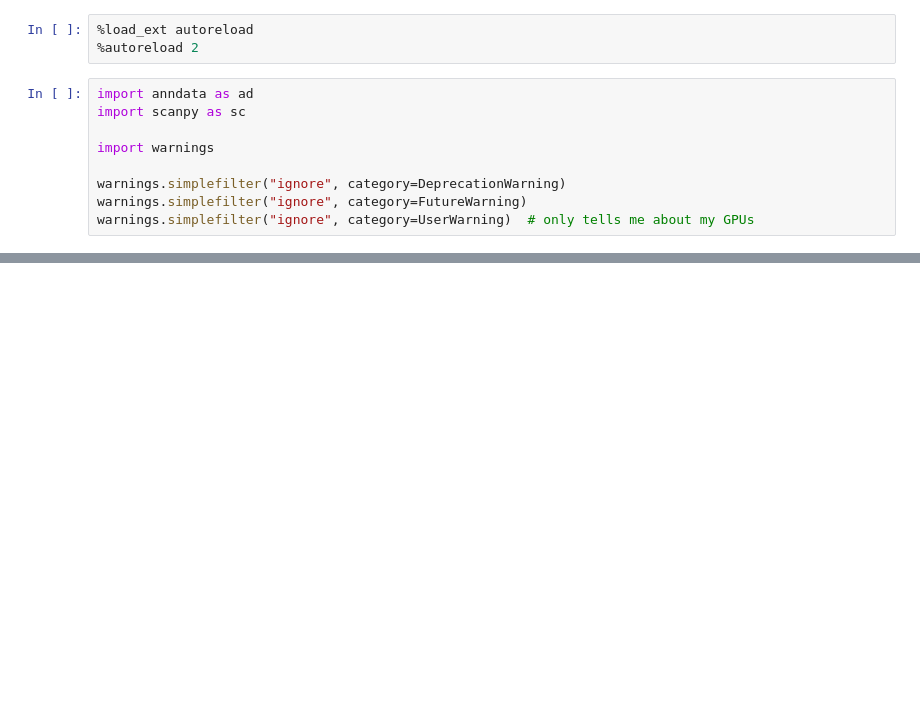
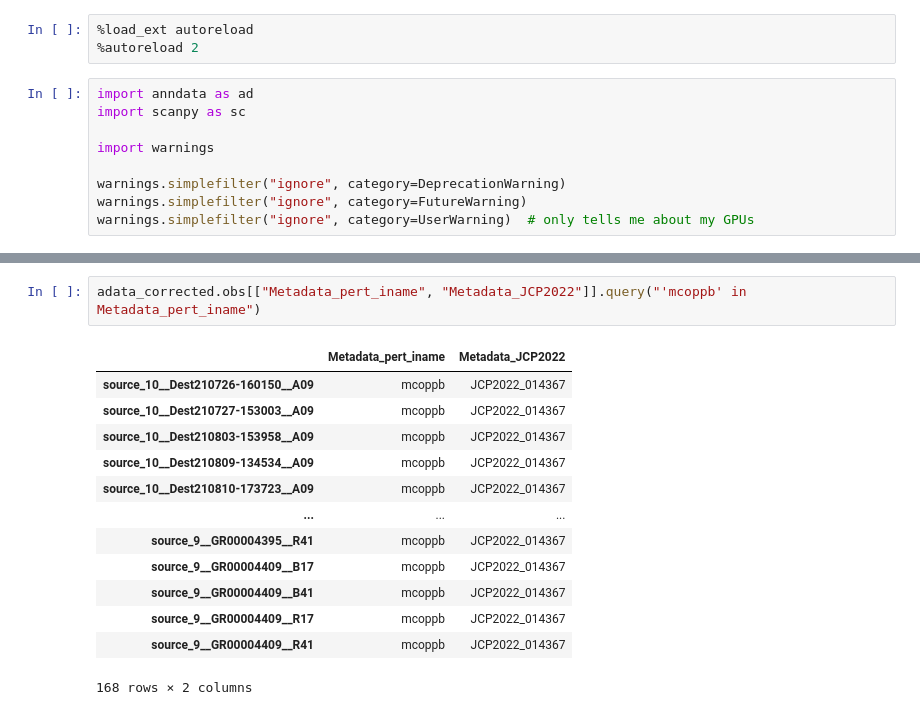
Before and after one commit to timtreis/scib, a Jupyter notebook: sandbox.ipynb, the cells around one changed output, grey strips where cells are left out. Cells and saved outputs as stored; diff of their text form; blank space fills up the shorter version.

```diff
--- a/sandbox.ipynb
+++ b/sandbox.ipynb
@@ -46,4 +59,20 @@ HPU available: False, using: 0 HPUs
 INFO     Input AnnData not setup with scvi-tools. attempting to transfer AnnData setup
+# %%
+adata_corrected.obs[["Metadata_pert_iname", "Metadata_JCP2022"]].query("'mcoppb' in Metadata_pert_iname")
+# %% [output]
+|  | Metadata_pert_iname | Metadata_JCP2022 |
+| source_10__Dest210726-160150__A09 | mcoppb | JCP2022_014367 |
+| source_10__Dest210727-153003__A09 | mcoppb | JCP2022_014367 |
+| source_10__Dest210803-153958__A09 | mcoppb | JCP2022_014367 |
+| source_10__Dest210809-134534__A09 | mcoppb | JCP2022_014367 |
+| source_10__Dest210810-173723__A09 | mcoppb | JCP2022_014367 |
+| ... | ... | ... |
+| source_9__GR00004395__R41 | mcoppb | JCP2022_014367 |
+| source_9__GR00004409__B17 | mcoppb | JCP2022_014367 |
+| source_9__GR00004409__B41 | mcoppb | JCP2022_014367 |
+| source_9__GR00004409__R17 | mcoppb | JCP2022_014367 |
+| source_9__GR00004409__R41 | mcoppb | JCP2022_014367 |
+168 rows × 2 columns
 # %%
 sc.pp.neighbors(adata_corrected)
 sc.tl.umap(adata_corrected)
```
Also changed, not shown: parts of 6 cells of this notebook, 1 other file.
